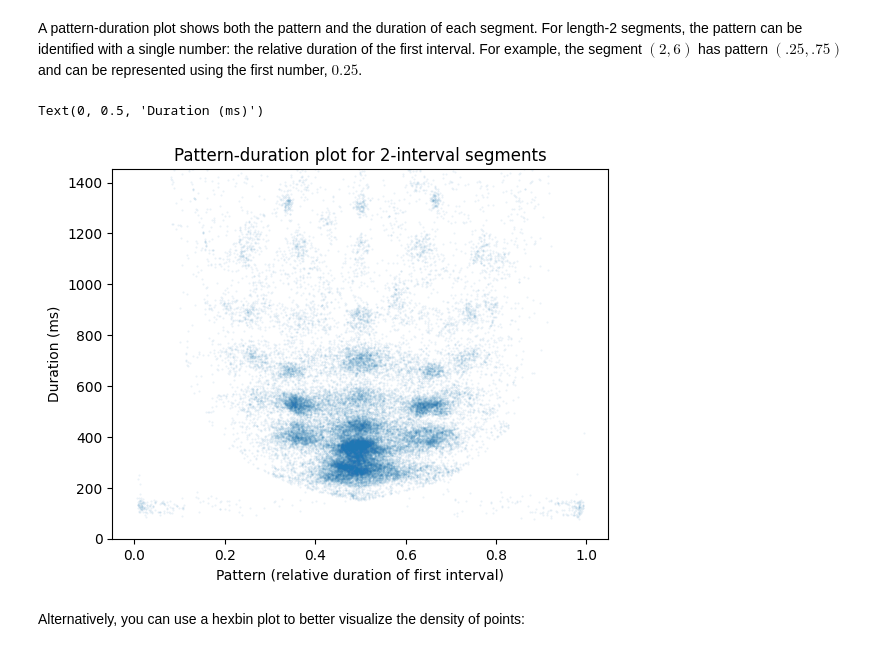
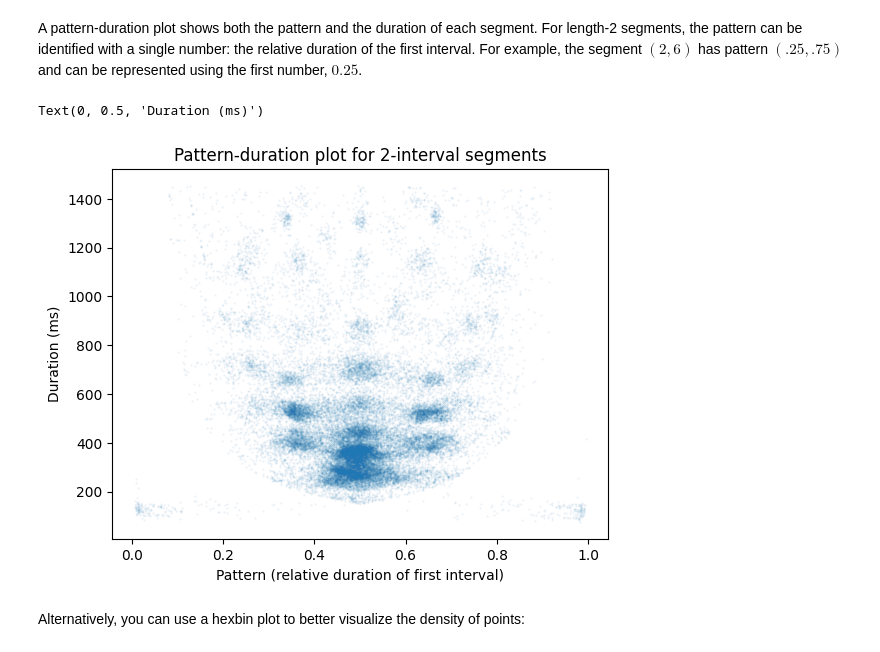
Before and after one commit to bacor/rhythmic-segments, a Jupyter notebook: docs/source/Plotting.ipynb, the cells around one changed output. Cells and saved outputs as stored; diff of their text form; code cells hidden in the pictures.

```diff
--- a/docs/source/Plotting.ipynb
+++ b/docs/source/Plotting.ipynb
@@ -27,21 +27,18 @@ import numpy as np
 from rhythmic_segments import RhythmicSegments
 import matplotlib.pyplot as plt
 # %%
-# Extract all segments of length 2
-rs2 = RhythmicSegments.from_intervals(intervals, length=2)
-
-# Filter out the longest 5% of segments for better visibility
-max_duration = np.quantile(rs2.durations, .95)
+# Extract the segments of length 2, dropping the longest 5%
+rs = (RhythmicSegments
+       .from_intervals(intervals, length=2)
+       .filter_by_duration(max_quantile=.95))
 # %%
-plt.scatter(x=rs2.patterns[:, 0], y=rs2.durations, s=.2, alpha=.1)
-plt.ylim(0, max_duration)
-
+plt.scatter(x=rs.patterns[:, 0], y=rs.durations, s=.2, alpha=.1)
 plt.title('Pattern-duration plot for 2-interval segments')
 plt.xlabel('Pattern (relative duration of first interval)')
 plt.ylabel('Duration (ms)')
 # %% [output]
 Text(0, 0.5, 'Duration (ms)')
-[figure, old version]
+[figure, new version]
 # %% [markdown]
 Alternatively, you can use a hexbin plot to better visualize the density of points:
 # %%
```
Also changed, not shown: parts of 5 cells of this notebook, 8 other files.
